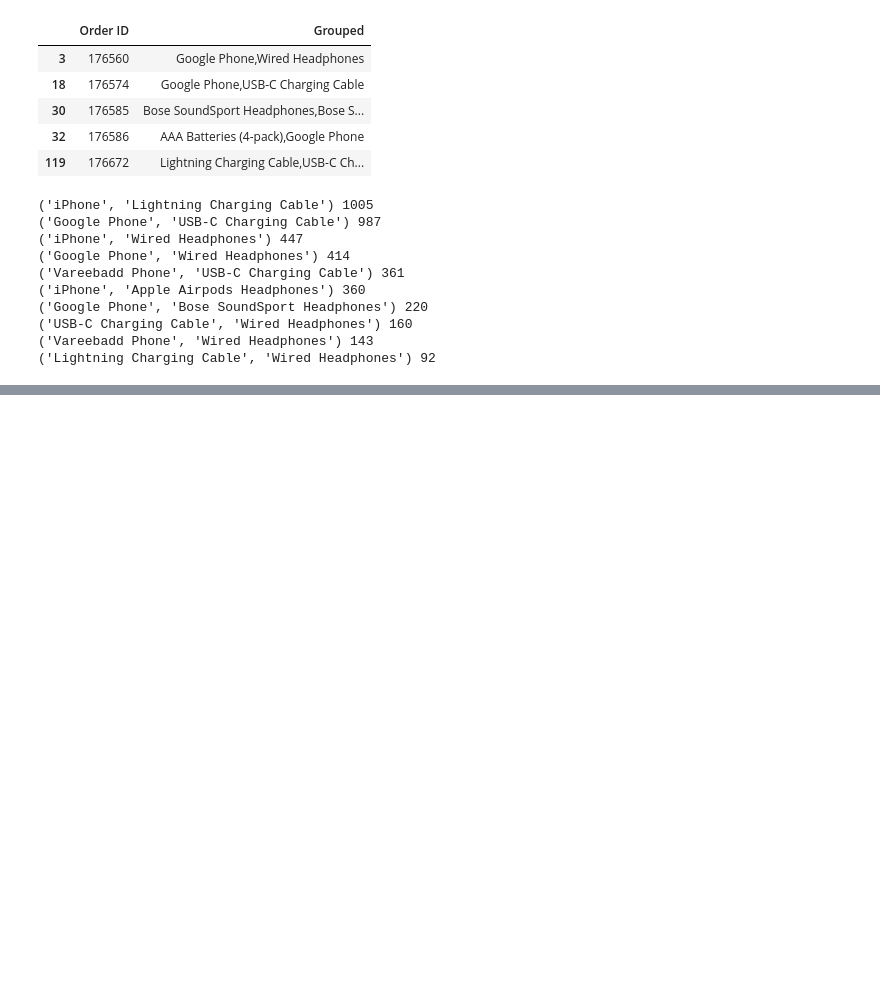
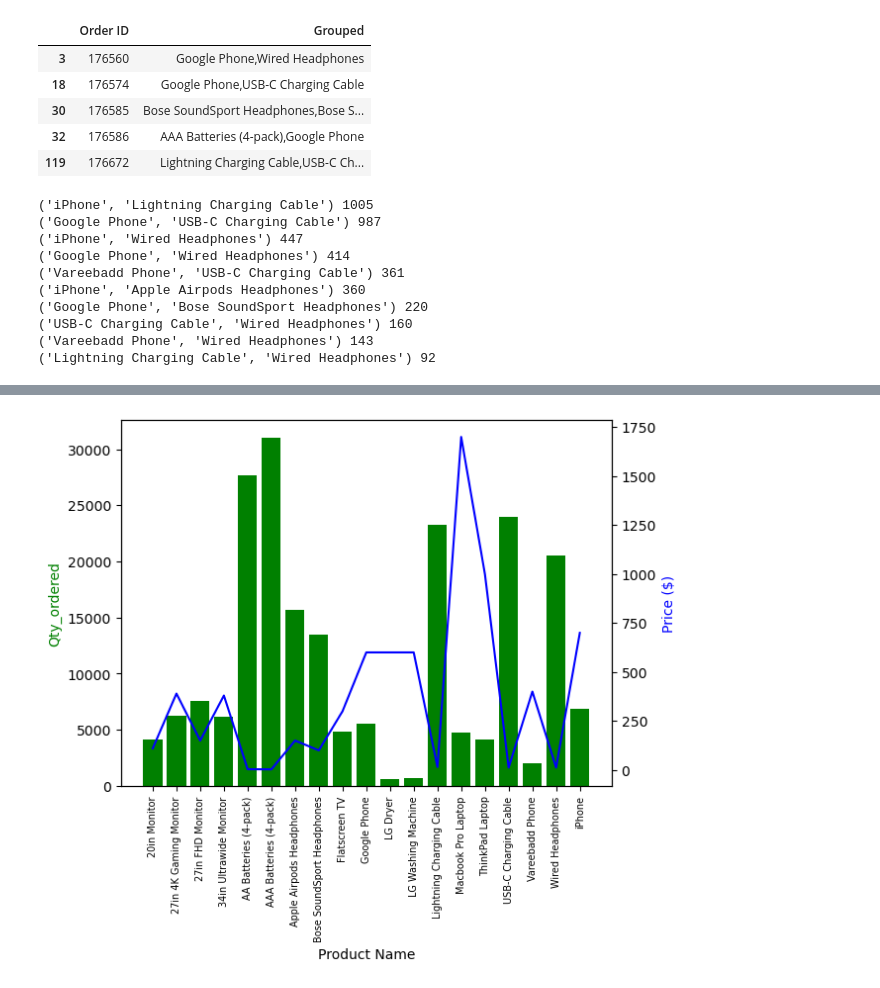
Before and after one commit to gogoicode/DataSc-Sales_-, a Jupyter notebook: DA_Sales.ipynb, the cells around one changed output, grey strips where cells are left out. Saved outputs shown, nothing was run; the diff lists cells and outputs as text; code cells hidden in the pictures; blank space fills up the shorter version.

```diff
--- a/DA_Sales.ipynb
+++ b/DA_Sales.ipynb
@@ -249,0 +251,19 @@ TypeError: datetime64 type does not support sum operations
+# %%
+#answering the why
+
+price = all_months_data.groupby('Product')['Price Each'].mean()
+
+fig, ax1 = plt.subplots()
+
+ax2 = ax1.twinx()
+ax1.bar(Products, Qty_ordered, color = 'g')
+ax2.plot(Products, price, color = 'b')
+
+ax1.set_xlabel('Product Name')
+ax1.set_ylabel('Qty_ordered', color = 'g')
+ax2.set_ylabel('Price ($)', color = 'b')
+ax1.set_xticklabels(Products, rotation = 'vertical', size = 7)
+
+plt.show()
+# %% [output]
+[figure, added]
```
Also changed, not shown: parts of 1 cell of this notebook.
